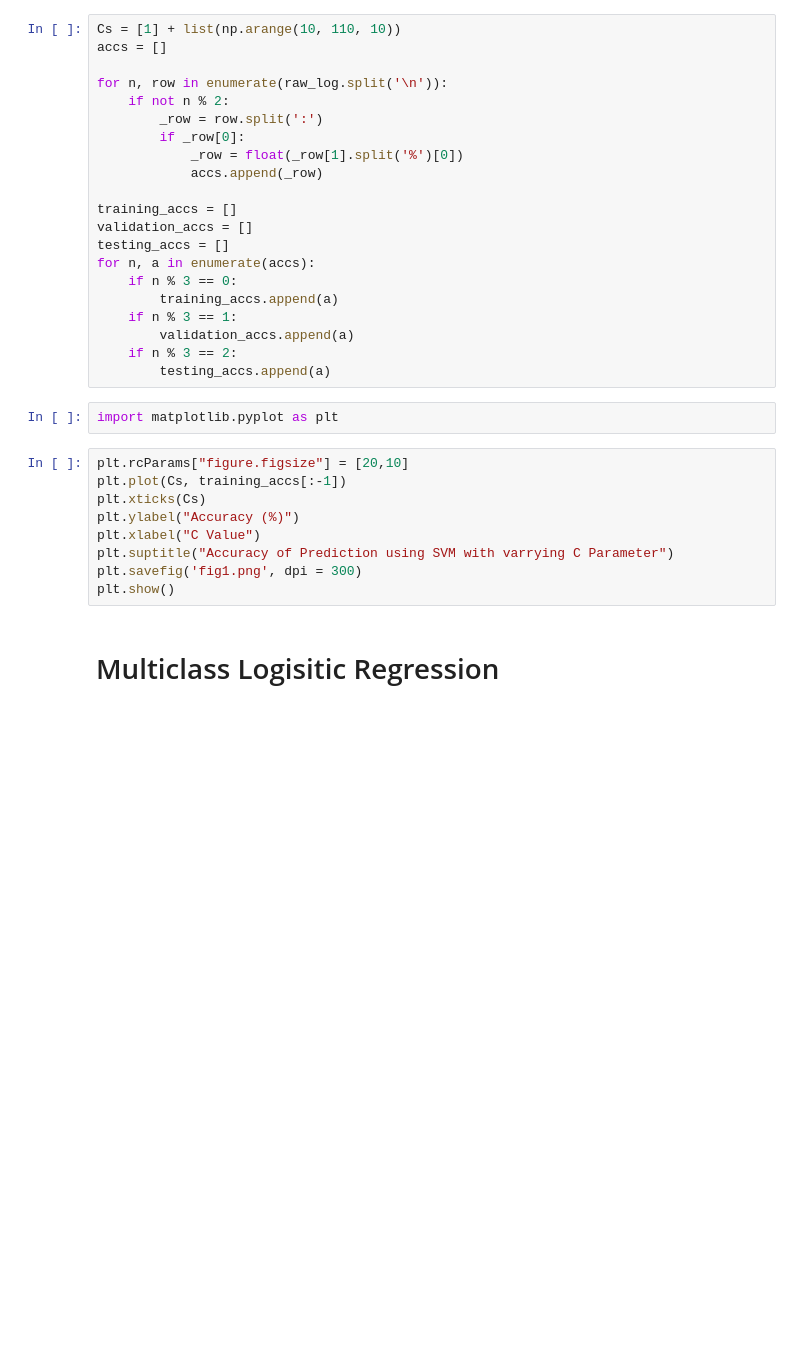
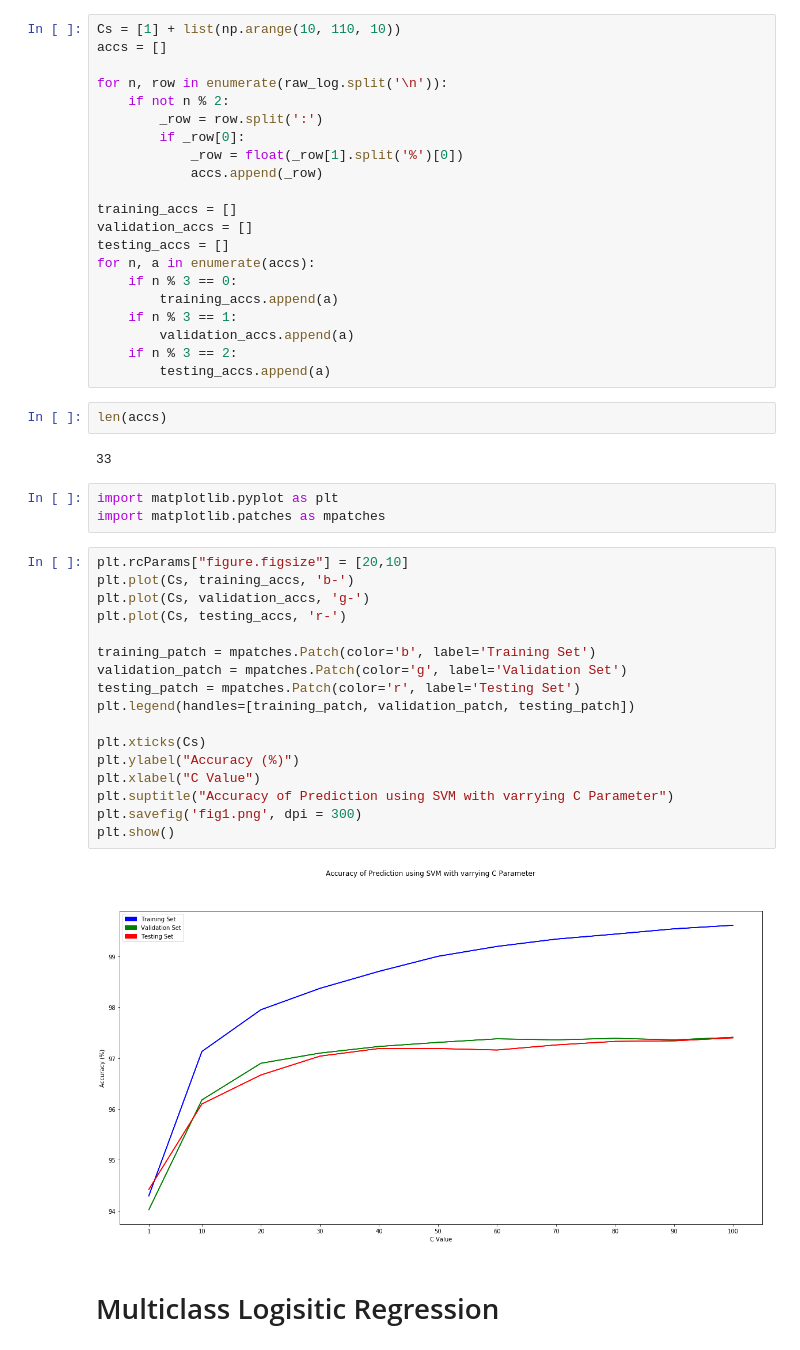
Before and after one commit to nathanmargaglio/Logistic_Regression_and_SVMs, a Jupyter notebook: Experiment.ipynb, the cells around one changed output. Saved outputs shown, nothing was run; the diff lists cells and outputs as text; blank space fills up the shorter version.

```diff
--- a/Experiment.ipynb
+++ b/Experiment.ipynb
@@ -385,17 +379,32 @@ for n, a in enumerate(accs):
         validation_accs.append(a)
     if n % 3 == 2:
         testing_accs.append(a)
+# %%
+len(accs)
+# %% [output]
+33
 # %%
 import matplotlib.pyplot as plt
+import matplotlib.patches as mpatches
 # %%
 plt.rcParams["figure.figsize"] = [20,10]
-plt.plot(Cs, training_accs[:-1])
+plt.plot(Cs, training_accs, 'b-')
+plt.plot(Cs, validation_accs, 'g-')
+plt.plot(Cs, testing_accs, 'r-')
+
+training_patch = mpatches.Patch(color='b', label='Training Set')
+validation_patch = mpatches.Patch(color='g', label='Validation Set')
+testing_patch = mpatches.Patch(color='r', label='Testing Set')
+plt.legend(handles=[training_patch, validation_patch, testing_patch])
+
 plt.xticks(Cs)
 plt.ylabel("Accuracy (%)")
 plt.xlabel("C Value")
 plt.suptitle("Accuracy of Prediction using SVM with varrying C Parameter")
 plt.savefig('fig1.png', dpi = 300)
 plt.show()
+# %% [output]
+[figure, added]
 # %% [markdown]
 # Multiclass Logisitic Regression
 # %%
```
Also changed, not shown: parts of 1 cell of this notebook, 2 other files.
